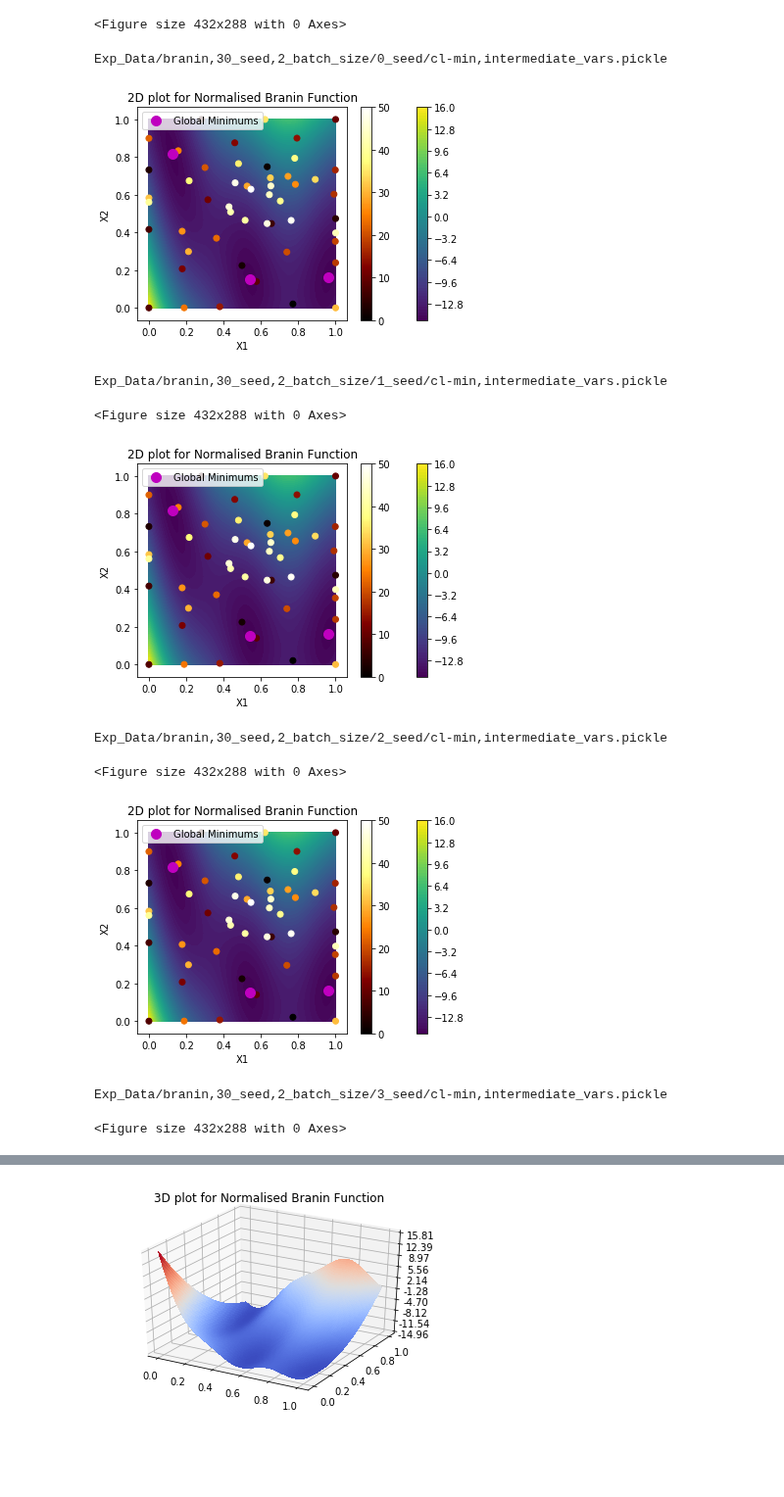
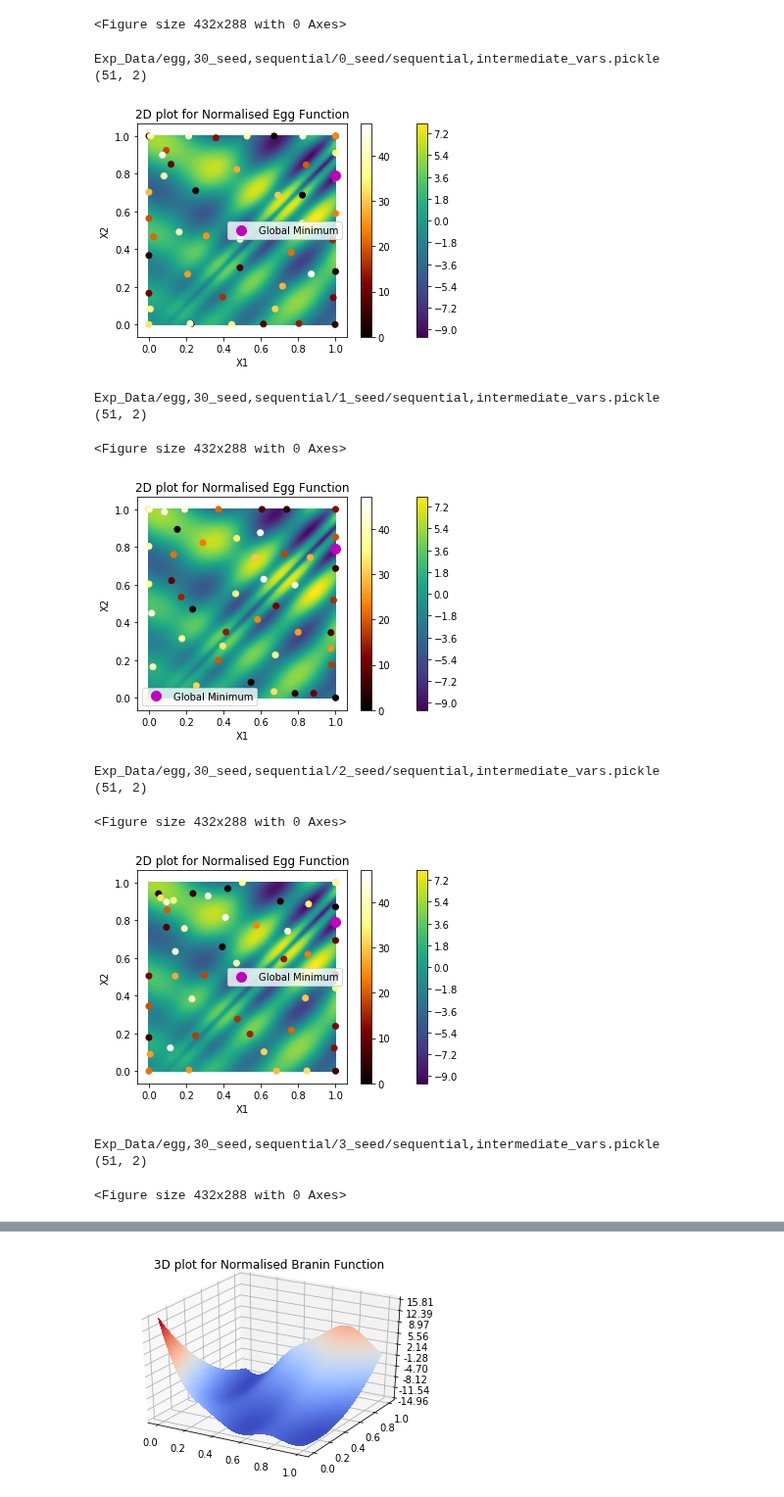
Before and after one commit to jamjs98764/Parallel-Bayesian-Optimisation, a Jupyter notebook: FITBO_GPy-FITBOMM_only/Plotting Results.ipynb, the cells around one changed output, grey strips where cells are left out. Shown at 98% size. Cells and saved outputs as stored; diff of their text form; code cells hidden in the pictures; blank space fills up the shorter version.

```diff
--- a/FITBO_GPy-FITBOMM_only/Plotting Results.ipynb
+++ b/FITBO_GPy-FITBOMM_only/Plotting Results.ipynb
@@ -547,8 +519,8 @@ def plot_contour_2d(selected_func, past_x = np.array([]), no_queries = 20):
     plt.title(graph_title[selected_func])
 
     if past_x.shape != (0,): # Means we have query record
-        lons = x[:no_queries,0]
-        lats = x[:no_queries,1]
+        lons = past_x[:no_queries,0]
+        lats = past_x[:no_queries,1]
         vals = np.arange(lons.shape[0])
         plt.scatter(lons, lats, c=vals, cmap='afmhot')
         plt.colorbar()
@@ -566,17 +573,21 @@ plot_contour_2d("branin")
 # %%
-selected_func = "branin"
+selected_func = "egg"
 
 for i in range(5):
-    past_x = load_pickle_x(seed_size = 30, seed = i, func = selected_func, batch = True, heuristic = "cl-min", batch_size = 2)
-    plot_contour_2d(selected_func, past_x, 200)
+    past_x = load_pickle_x(seed_size = 30, seed = i, func = selected_func, batch = False, heuristic = "cl-min", batch_size = 2)
+    plot_contour_2d(selected_func, past_x, 50)
 # %% [output]
-Exp_Data/branin,30_seed,2_batch_size/0_seed/cl-min,intermediate_vars.pickle
+Exp_Data/egg,30_seed,sequential/0_seed/sequential,intermediate_vars.pickle
+(51, 2)
-[figure, old version]
+[figure, new version]
-Exp_Data/branin,30_seed,2_batch_size/1_seed/cl-min,intermediate_vars.pickle
+Exp_Data/egg,30_seed,sequential/1_seed/sequential,intermediate_vars.pickle
+(51, 2)
 <Figure size 432x288 with 0 Axes>
-[figure, old version]
+[figure, new version]
-Exp_Data/branin,30_seed,2_batch_size/2_seed/cl-min,intermediate_vars.pickle
+Exp_Data/egg,30_seed,sequential/2_seed/sequential,intermediate_vars.pickle
+(51, 2)
 <Figure size 432x288 with 0 Axes>
-[figure, old version]
+[figure, new version]
-Exp_Data/branin,30_seed,2_batch_size/3_seed/cl-min,intermediate_vars.pickle
+Exp_Data/egg,30_seed,sequential/3_seed/sequential,intermediate_vars.pickle
+(51, 2)
 <Figure size 432x288 with 0 Axes>
```
Also changed, not shown: parts of 6 cells of this notebook.
